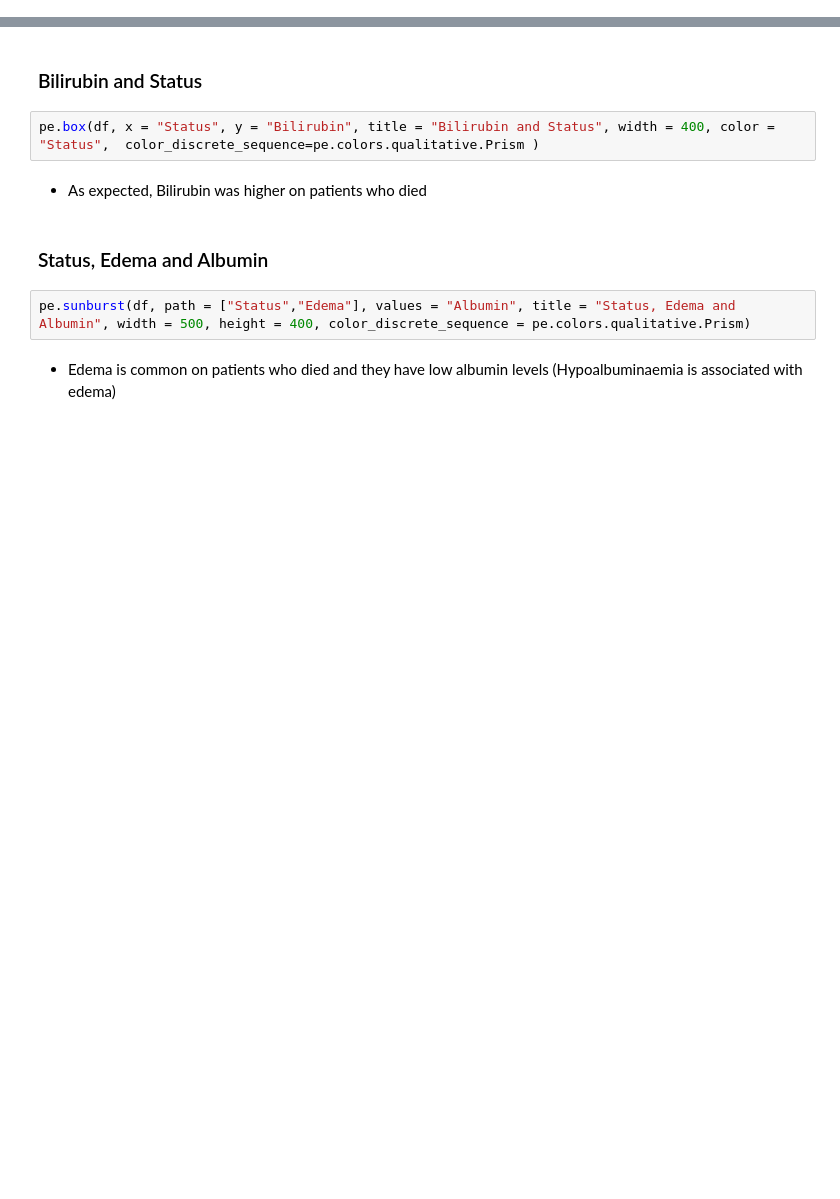
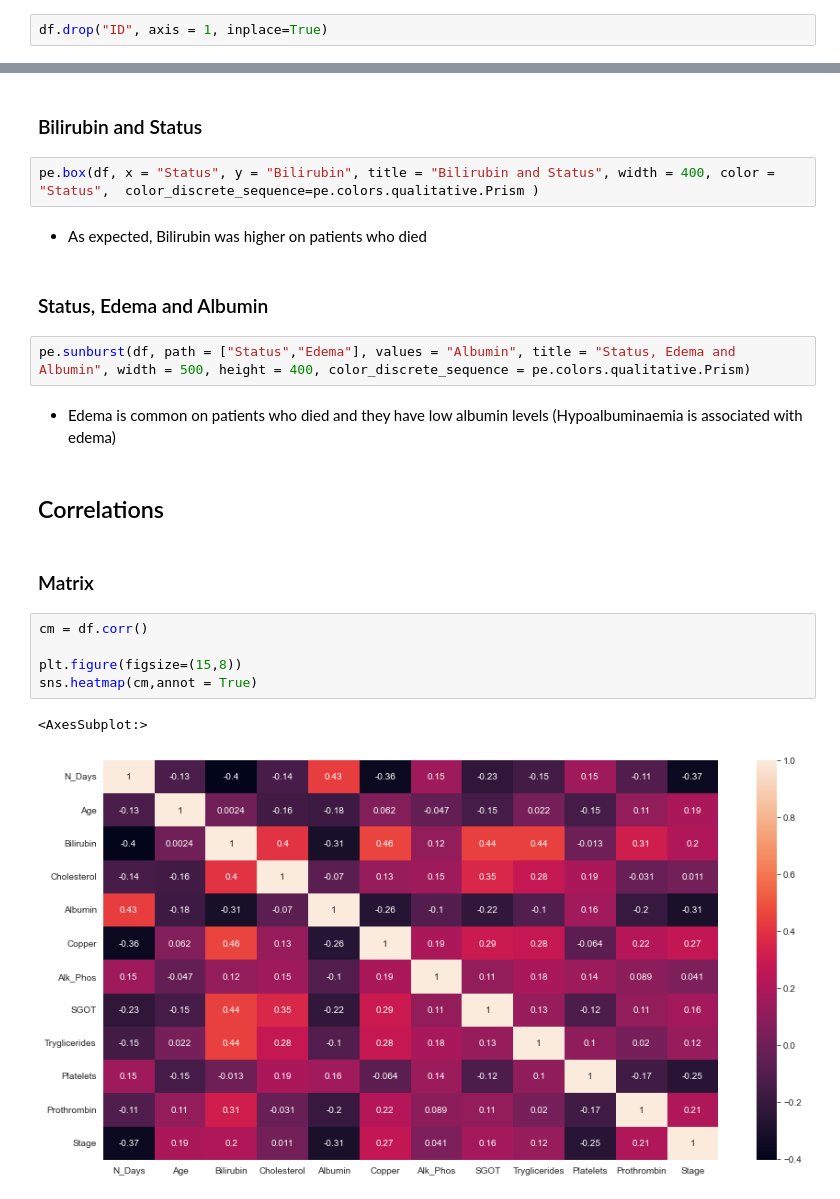
Before and after one commit to pmmc92/ci, a Jupyter notebook: mf.ipynb, the cells around one changed output, grey strips where cells are left out. Drawn from its saved outputs; the diff is of its cells as text; blank space fills up the shorter version.

```diff
--- a/mf.ipynb
+++ b/mf.ipynb
@@ -172,3 +172,5 @@ The median survival time is **9.3 years**!
+# %%
+df.drop("ID", axis = 1, inplace=True)
 # %% [markdown]
 ### Changing Age to Years
 # %%
@@ -218,3 +219,15 @@ pe.box(df, x = "Status", y = "Bilirubin", title = "Bilirubin and Status", width
 pe.sunburst(df, path = ["Status","Edema"], values = "Albumin", title = "Status, Edema and Albumin", width = 500, height = 400, color_discrete_sequence = pe.colors.qualitative.Prism)
 # %% [markdown]
 * Edema is common on patients who died and they have low albumin levels (Hypoalbuminaemia is associated with edema)
+# %% [markdown]
+## Correlations
+# %% [markdown]
+### Matrix
+# %%
+cm = df.corr()
+
+plt.figure(figsize=(15,8))
+sns.heatmap(cm,annot = True)
+# %% [output]
+<AxesSubplot:>
+[figure, added]
```
Also changed, not shown: parts of 7 cells of this notebook.
